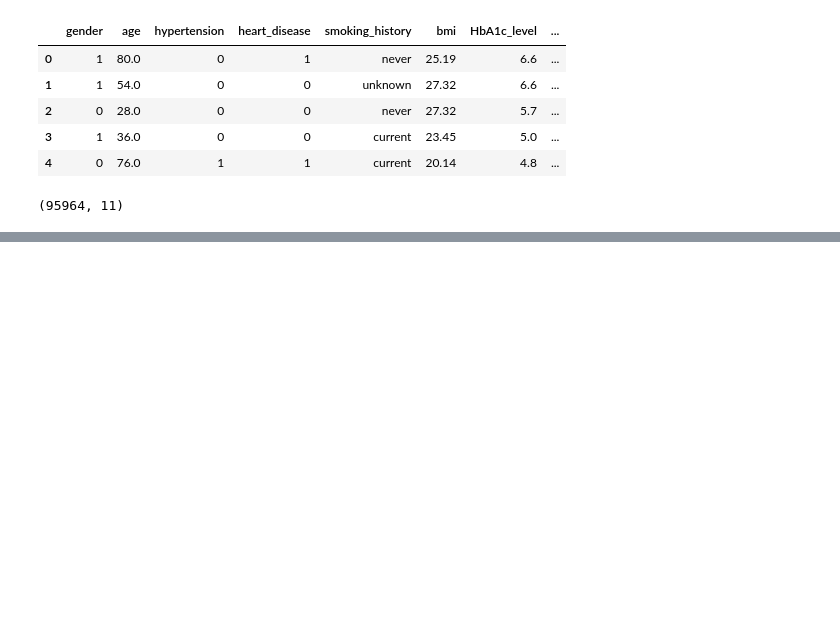
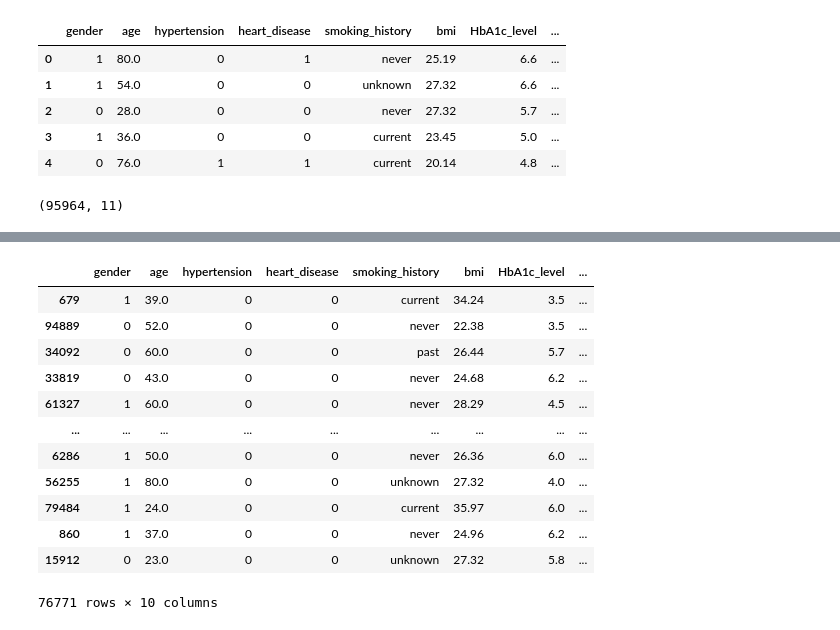
Before and after one commit to Shansgupta/MultipleDiseasePrediction, a Jupyter notebook: EDA_and_FE.ipynb, the cells around one changed output, grey strips where cells are left out. Saved outputs shown, nothing was run; the diff lists cells and outputs as text; code cells hidden in the pictures; blank space fills up the shorter version.

Commit message:
Done the training

```diff
--- a/EDA_and_FE.ipynb
+++ b/EDA_and_FE.ipynb
@@ -517,0 +351,22 @@ plt.show()
+# %%
+from sklearn.model_selection import train_test_split
+train_array,test_array = train_test_split(diabetes_df,test_size=0.2,random_state=42)
+input_feature_train_df = train_array.drop(columns=['diabetes'],axis=1)
+target_feature_train_df = train_array['diabetes']
+input_feature_test_df = test_array.drop(columns=['diabetes'],axis=1)
+target_feature_test_df = test_array['diabetes']
+input_feature_train_df
+# %% [output]
+|  | gender | age | hypertension | heart_disease | smoking_history | bmi | HbA1c_level | ... |
+| 679 | 1 | 39.0 | 0 | 0 | current | 34.24 | 3.5 | ... |
+| 94889 | 0 | 52.0 | 0 | 0 | never | 22.38 | 3.5 | ... |
+| 34092 | 0 | 60.0 | 0 | 0 | past | 26.44 | 5.7 | ... |
+| 33819 | 0 | 43.0 | 0 | 0 | never | 24.68 | 6.2 | ... |
+| 61327 | 1 | 60.0 | 0 | 0 | never | 28.29 | 4.5 | ... |
+| ... | ... | ... | ... | ... | ... | ... | ... | ... |
+| 6286 | 1 | 50.0 | 0 | 0 | never | 26.36 | 6.0 | ... |
+| 56255 | 1 | 80.0 | 0 | 0 | unknown | 27.32 | 4.0 | ... |
+| 79484 | 1 | 24.0 | 0 | 0 | current | 35.97 | 6.0 | ... |
+| 860 | 1 | 37.0 | 0 | 0 | never | 24.96 | 6.2 | ... |
+| 15912 | 0 | 23.0 | 0 | 0 | unknown | 27.32 | 5.8 | ... |
+76771 rows × 10 columns
```
Also changed, not shown: parts of 26 cells of this notebook, 16 other files.
